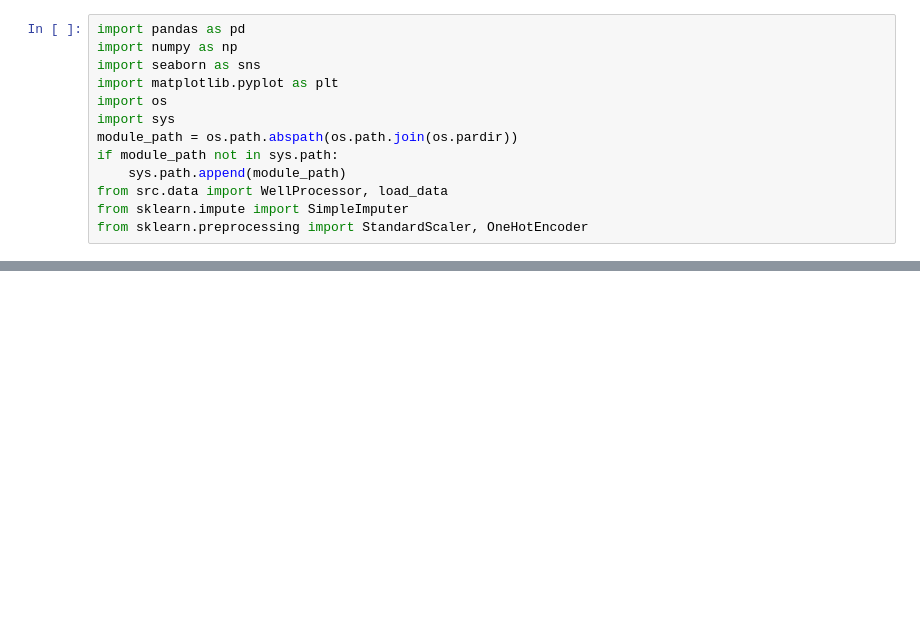
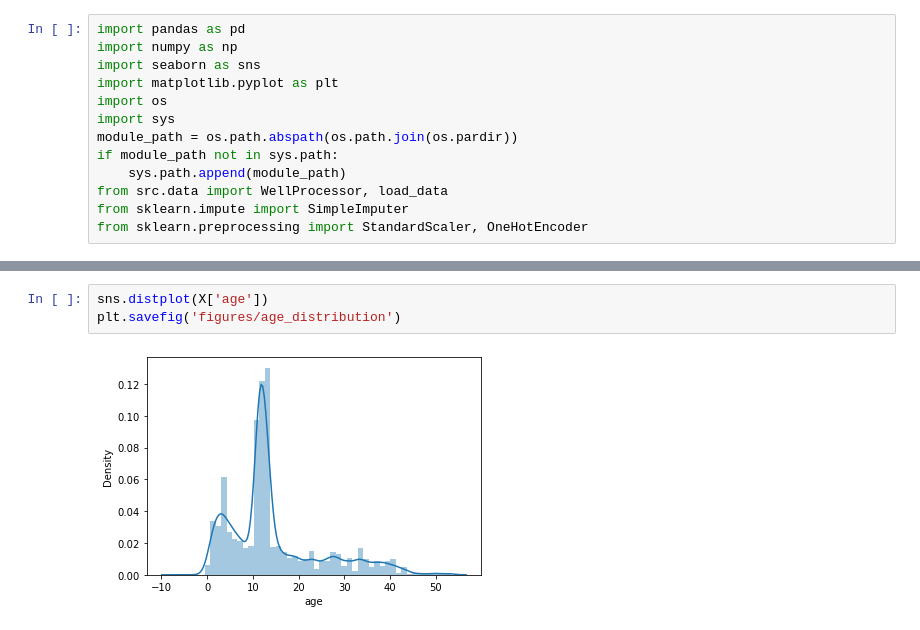
Before and after one commit to Caellwyn/well-predicter-tanzania, a Jupyter notebook: data_exploration/Age_of_well_exploration.ipynb, the cells around one changed output, grey strips where cells are left out. Saved outputs shown, nothing was run; the diff lists cells and outputs as text; blank space fills up the shorter version.

```diff
--- a/data_exploration/Age_of_well_exploration.ipynb
+++ b/data_exploration/Age_of_well_exploration.ipynb
@@ -152,0 +25,5 @@ KeyError: 'date_recorded'
+# %%
+sns.distplot(X['age'])
+plt.savefig('figures/age_distribution')
+# %% [output]
+[figure, added]
```
Also changed, not shown: parts of 5 cells of this notebook, 22 other files.
